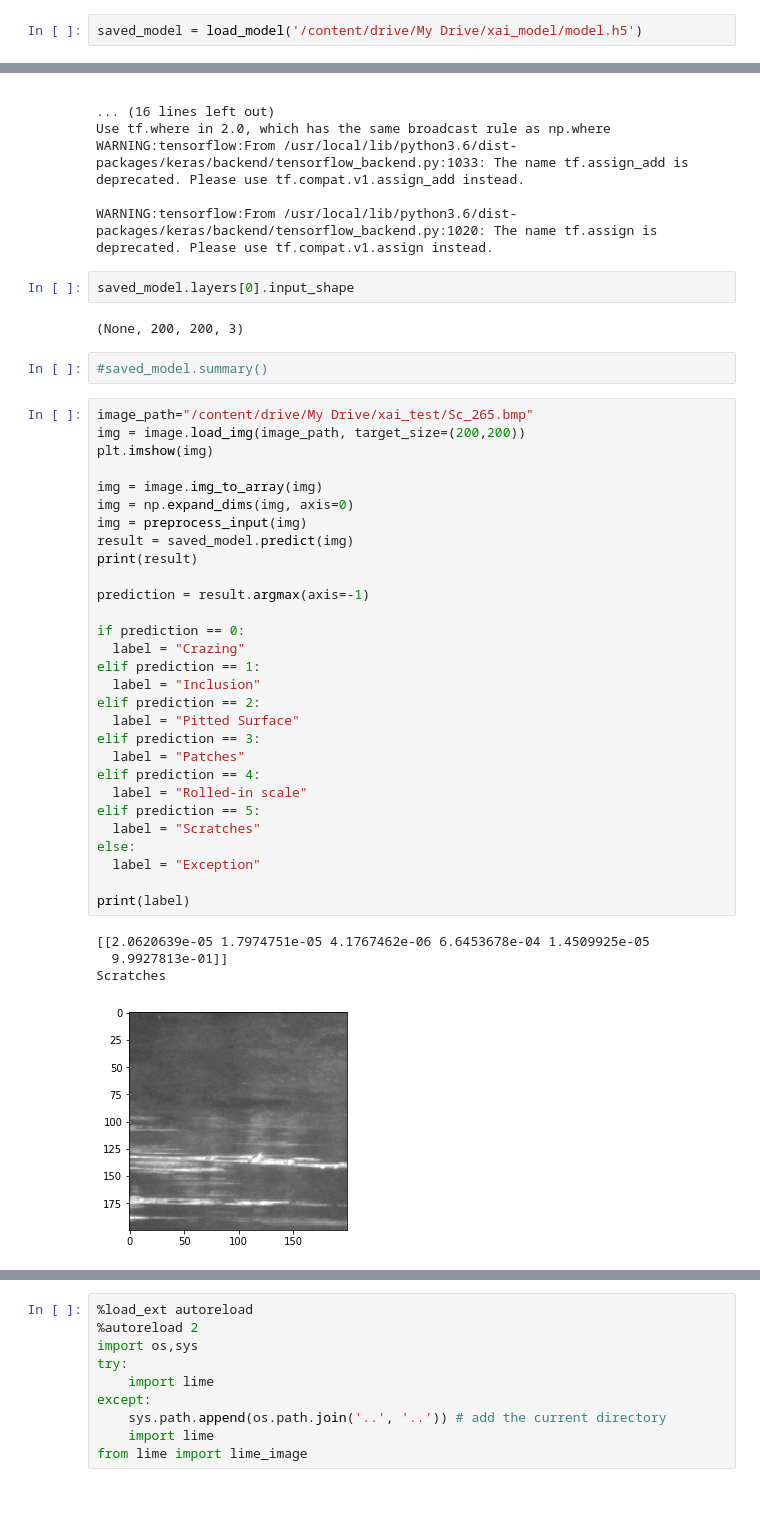
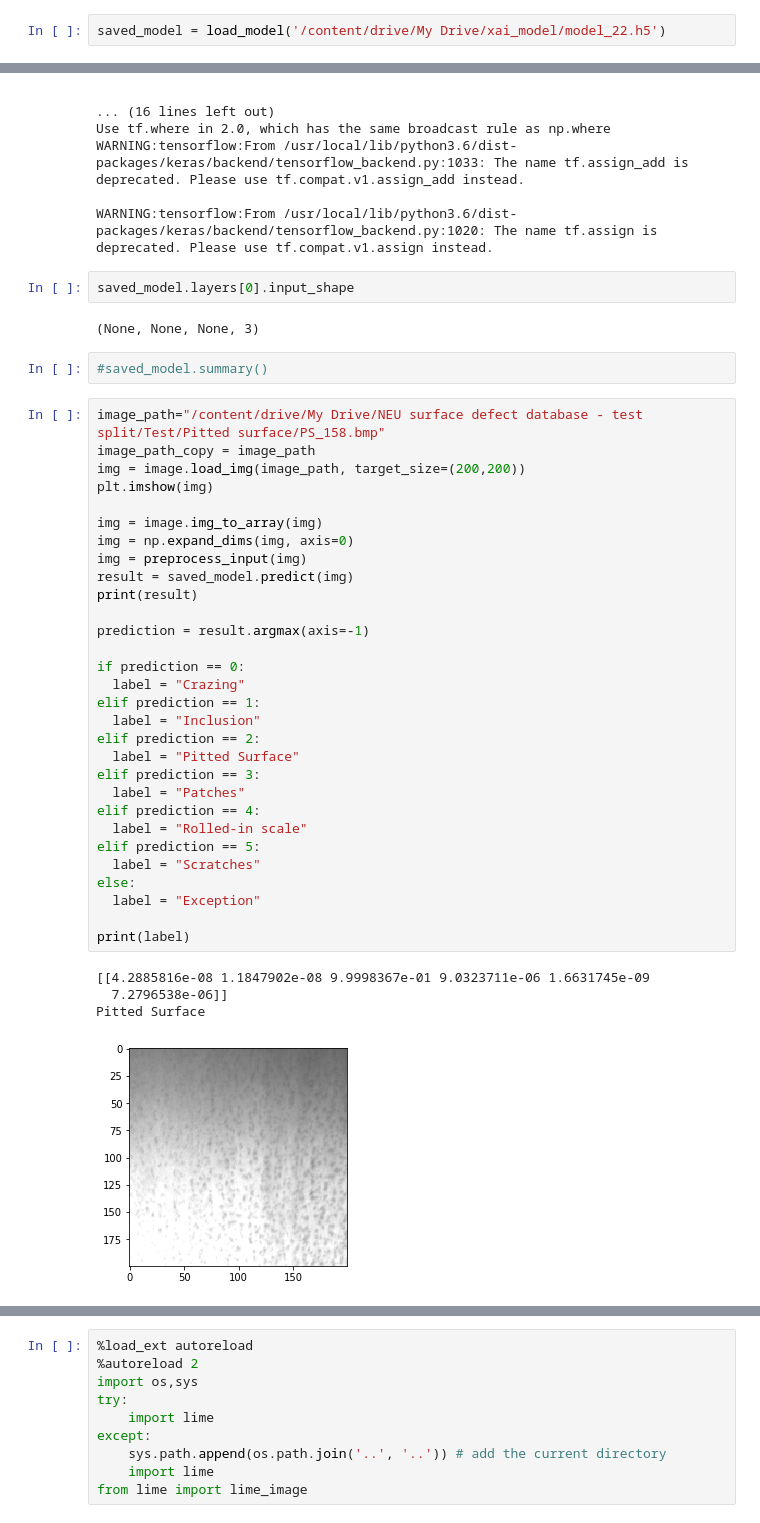
Before and after one commit to mahesh-sudhakar/NEU_XAI, a Jupyter notebook: xai_predict.ipynb, the cells around one changed output, grey strips where cells are left out. Drawn from its saved outputs; the diff is of its cells as text.

Commit message:
test on untrained images

```diff
--- a/xai_predict.ipynb
+++ b/xai_predict.ipynb
@@ -39,5 +39,5 @@ Model 20
 # %%
-saved_model = load_model('/content/drive/My Drive/xai_model/model.h5')
+saved_model = load_model('/content/drive/My Drive/xai_model/model_22.h5')
 # %% [output]
 WARNING:tensorflow:From /usr/local/lib/python3.6/dist-packages/keras/backend/tensorflow_backend.py:541: The name tf.placeholder is deprecated. Please use tf.compat.v1.placeholder instead.
 
@@ -59,43 +59,44 @@ WARNING:tensorflow:From /usr/local/lib/python3.6/dist-packages/keras/backend/ten
 # %%
 saved_model.layers[0].input_shape
 # %% [output]
-(None, 200, 200, 3)
+(None, None, None, 3)
 # %%
 #saved_model.summary()
 # %%
-image_path="/content/drive/My Drive/xai_test/Sc_265.bmp"
+image_path="/content/drive/My Drive/NEU surface defect database - test split/Test/Pitted surface/PS_158.bmp"
+image_path_copy = image_path
 img = image.load_img(image_path, target_size=(200,200))
 plt.imshow(img)
 
 img = image.img_to_array(img)
 img = np.expand_dims(img, axis=0)
 img = preprocess_input(img)
 result = saved_model.predict(img)
 print(result)
 
 prediction = result.argmax(axis=-1)
 
 if prediction == 0:
   label = "Crazing"
 elif prediction == 1:
   label = "Inclusion"
 elif prediction == 2:
   label = "Pitted Surface"
 elif prediction == 3:
   label = "Patches"
 elif prediction == 4:
   label = "Rolled-in scale"
 elif prediction == 5:
   label = "Scratches"
 else:
   label = "Exception"
 
 print(label)
 # %% [output]
-[[2.0620639e-05 1.7974751e-05 4.1767462e-06 6.6453678e-04 1.4509925e-05
-  9.9927813e-01]]
-Scratches
+[[4.2885816e-08 1.1847902e-08 9.9998367e-01 9.0323711e-06 1.6631745e-09
+  7.2796538e-06]]
+Pitted Surface
-[figure, old version]
+[figure, new version]
 # %%
 pip install lime
 # %% [output]
```
Also changed, not shown: parts of 10 cells of this notebook.
